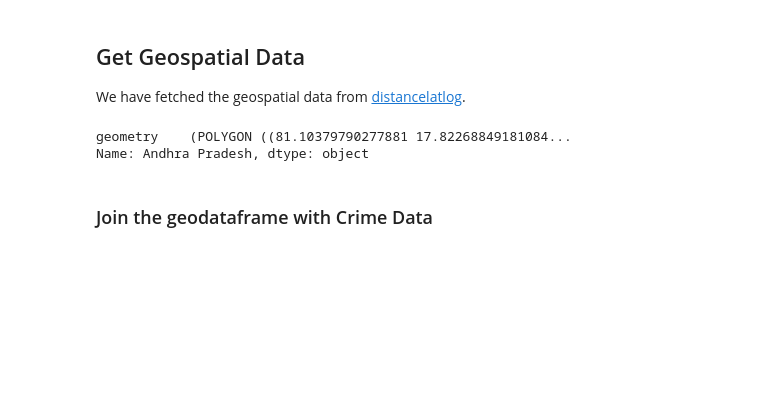
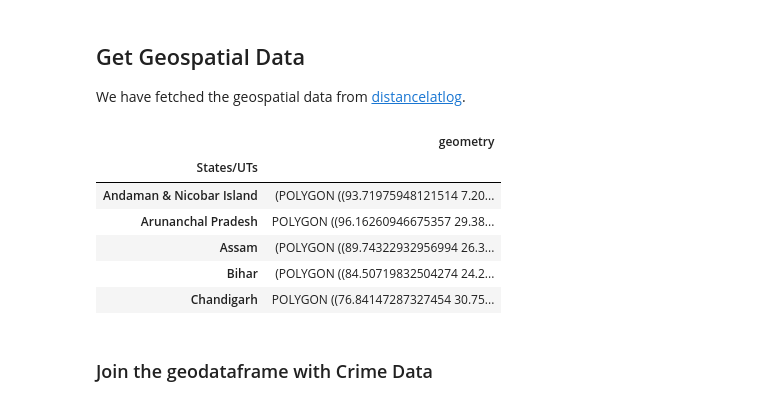
Before and after one commit to emuhsina/EDA_Crime_data, a Jupyter notebook: Notebook.ipynb, the cells around one changed output. Cells and saved outputs as stored; diff of their text form; code cells hidden in the pictures; blank space fills up the shorter version.

```diff
--- a/Notebook.ipynb
+++ b/Notebook.ipynb
@@ -383,18 +397,23 @@ total_crime[total_crime.isnull().any(axis= 1)]
 We have fetched the geospatial data from [distancelatlog](http://www.distancelatlong.com/country/india).
 # %%
 #India Coordinates
-IN_coordinates = (20.5937, 78.9629)
+#IN_coordinates = (20.5937, 78.9629)
 
 #set the filepath and load in a shape file
 fp = "dataset/maps-master/States/Admin2.shp"
 map_df = gpd.read_file(fp)
 
 map_df = map_df.set_index('ST_NM')
 map_df.index.names = ['States/UTs']
-map_df.loc['Andhra Pradesh']
+map_df.head()
 # %% [output]
-geometry    (POLYGON ((81.10379790277881 17.82268849181084...
-Name: Andhra Pradesh, dtype: object
+|  | geometry |
+| States/UTs |  |
+| Andaman & Nicobar Island | (POLYGON ((93.71975948121514 7.20... |
+| Arunanchal Pradesh | POLYGON ((96.16260946675357 29.38... |
+| Assam | (POLYGON ((89.74322932956994 26.3... |
+| Bihar | (POLYGON ((84.50719832504274 24.2... |
+| Chandigarh | POLYGON ((76.84147287327454 30.75... |
 # %%
 #Clean the index
 map_df = map_df.rename({'Andaman & Nicobar Island': 'A & N Islands', 'Arunanchal Pradesh': 'Arunachal Pradesh',
```
Also changed, not shown: parts of 13 cells of this notebook.
